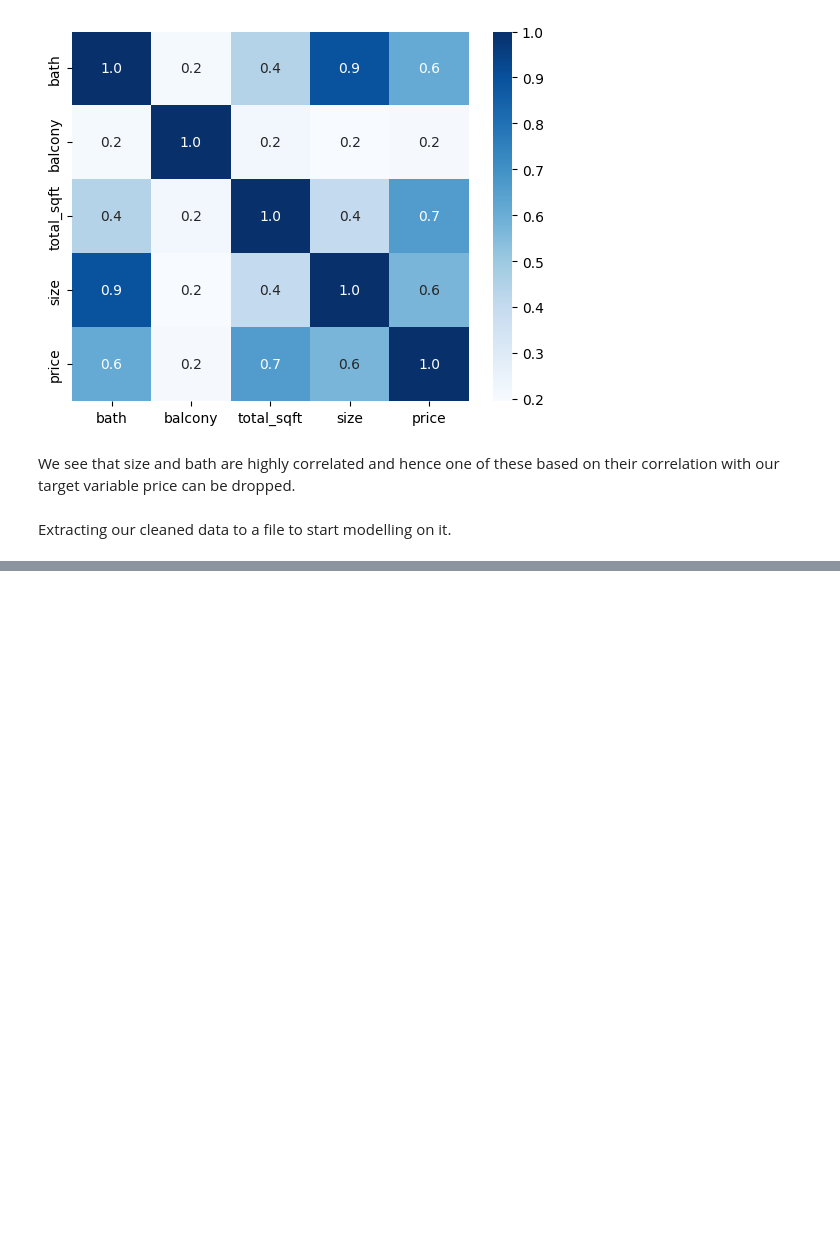
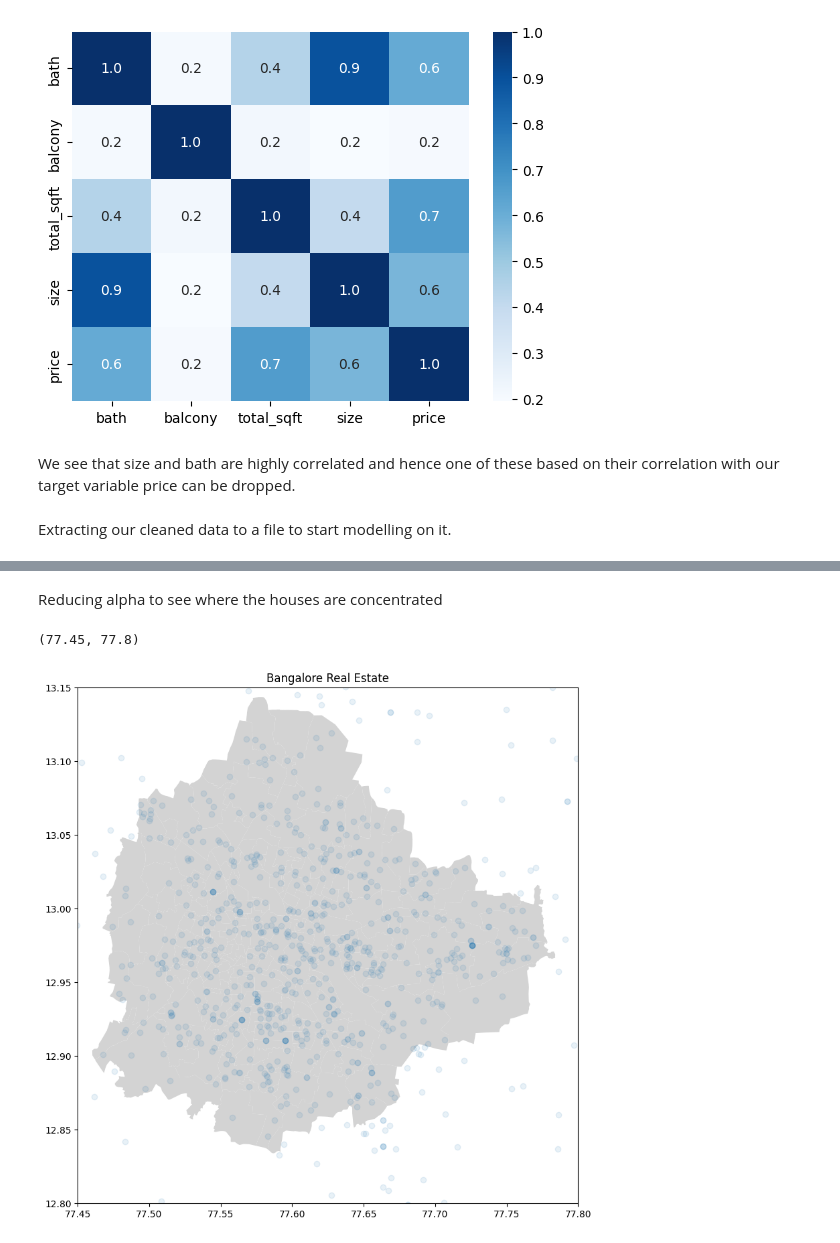
Before and after one commit to AnshikaJain2405/OrionDataAnalyticsInternshipJul23-Proj2, a Jupyter notebook: notebooks/EDA.ipynb, the cells around one changed output, grey strips where cells are left out. Drawn from its saved outputs; the diff is of its cells as text; code cells hidden in the pictures; blank space fills up the shorter version.

```diff
--- a/notebooks/EDA.ipynb
+++ b/notebooks/EDA.ipynb
@@ -420,0 +383,13 @@ ax = bangaloremap.plot(alpha=0.5, edgecolor='k', legend=True)
+# %% [markdown]
+Reducing alpha to see where the houses are concentrated
+# %%
+fig, ax = plt.subplots(figsize = (10,10))
+bangaloremap.to_crs(epsg=4326).plot(ax=ax, color='lightgrey')
+geo_df.plot(ax=ax, alpha = .1 )
+ax.set_title('Bangalore Real Estate')
+ax.set_ylim(12.8, 13.15)
+ax.set_xlim(77.45,77.8)
+# plt.savefig('Property Map')
+# %% [output]
+(77.45, 77.8)
+[figure, added]
```
Also changed, not shown: parts of 37 cells of this notebook.
